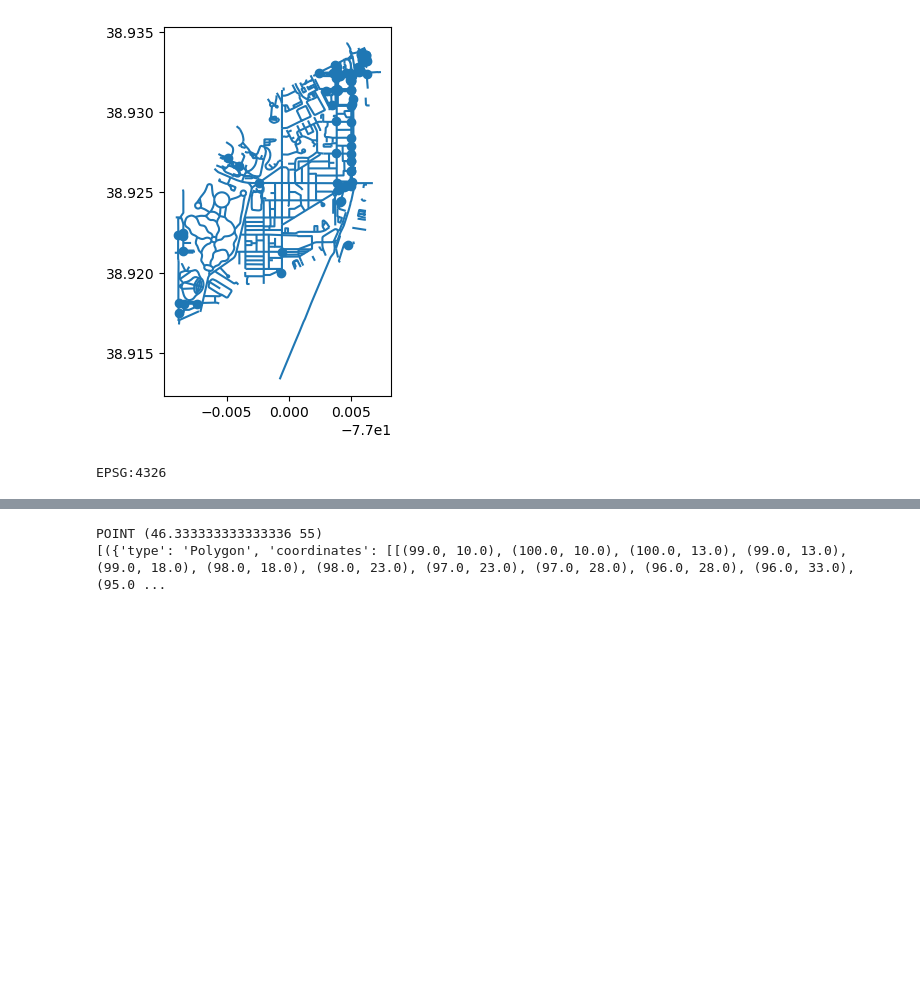
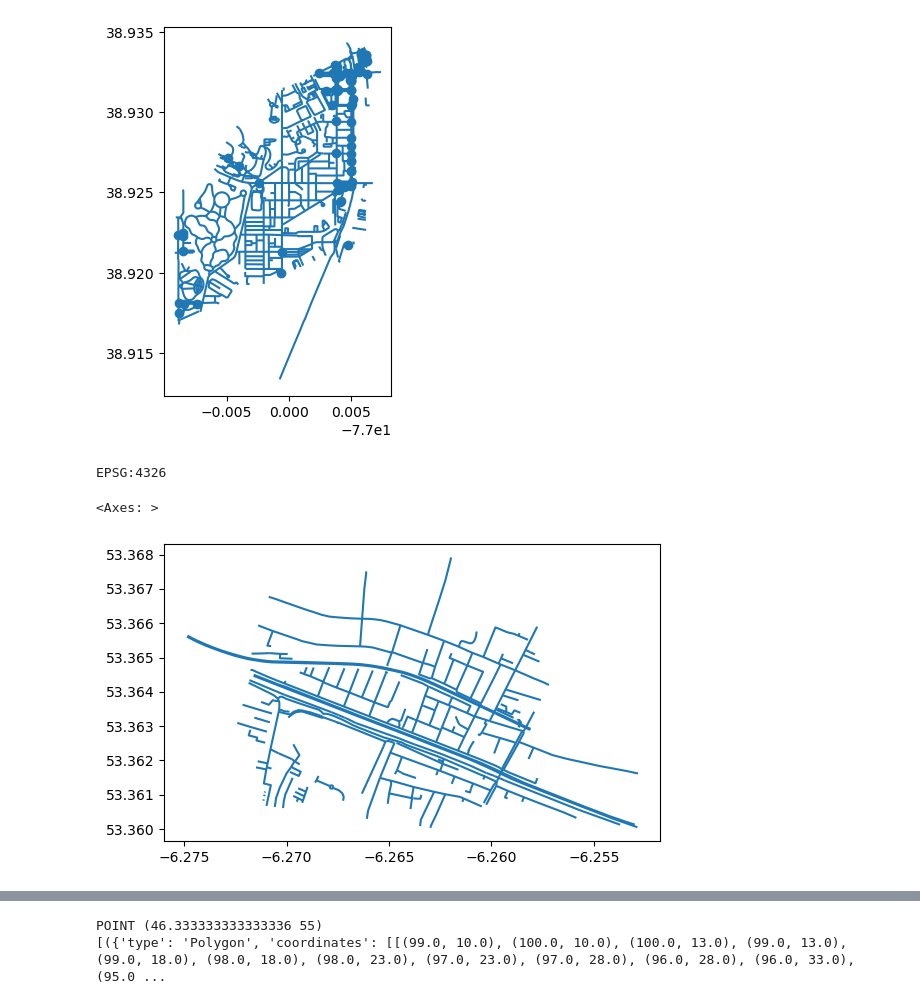
Before and after one commit to paddeaux/osm-poly-query, a Jupyter notebook: osm_api_python.ipynb, the cells around one changed output, grey strips where cells are left out. Cells and saved outputs as stored; diff of their text form; code cells hidden in the pictures; blank space fills up the shorter version.

```diff
--- a/osm_api_python.ipynb
+++ b/osm_api_python.ipynb
@@ -37,20 +37,23 @@ roads.plot()
 <Axes: >
 [figure]
 # %%
-poly = gpd.read_file("polygons/whitworth.geojson")
+poly = gpd.read_file("polygons/whitworth.geojson")#.to_crs(3857).buffer(3000,join_style=2).to_crs(4326))
 
 print(poly.crs)
 north = poly.total_bounds[3]
 south = poly.total_bounds[1]
 east = poly.total_bounds[2]
 west = poly.total_bounds[0]
 
 tags = {"highway" : True, "railway" : True, "waterway" : True}
 ways = ox.features_from_bbox(north, south, east, west, tags)
 ways = ways.loc[ways.geometry.type=='LineString']
 ways = ways.loc[ways.highway!="footway"]
+ways.plot()
 # %% [output]
 EPSG:4326
+<Axes: >
+[figure, added]
 # %%
 poly = poly.to_crs(3857)
 ways = ways.to_crs(3857)
```
Also changed, not shown: parts of 6 cells of this notebook, 11 other files.
